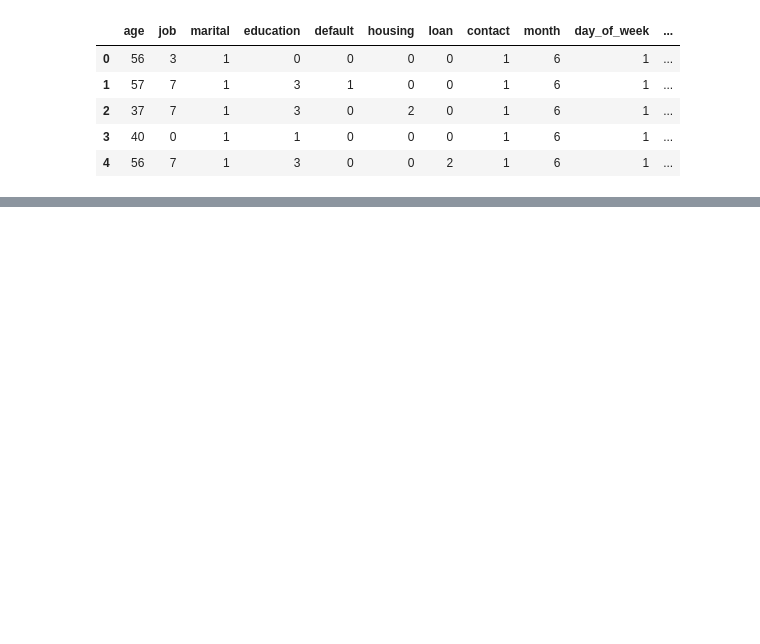
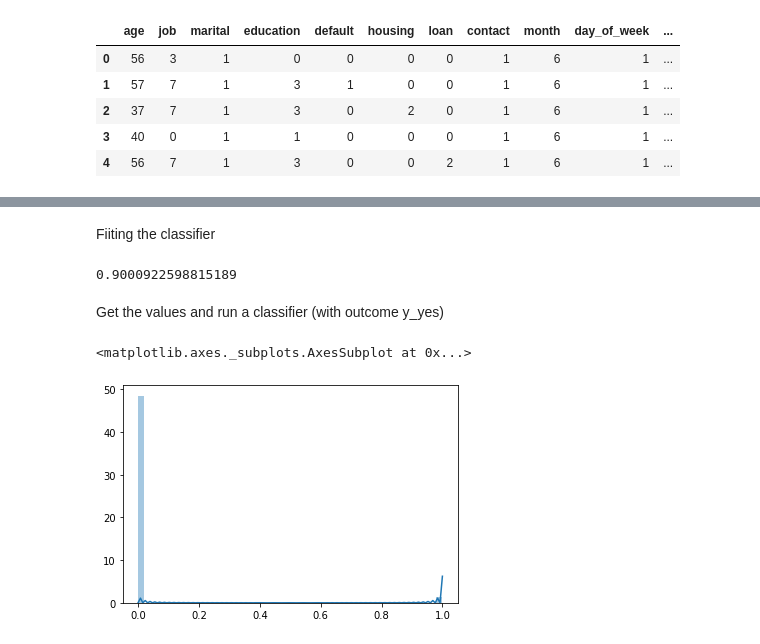
Before and after one commit to Sushila-Phogat/CE888, a Jupyter notebook: bank_classification.ipynb, the cells around one changed output, grey strips where cells are left out. Saved outputs shown, nothing was run; the diff lists cells and outputs as text; code cells hidden in the pictures; blank space fills up the shorter version.

```diff
--- a/bank_classification.ipynb
+++ b/bank_classification.ipynb
@@ -126,0 +133,17 @@ Dummy ACC: 0.80 +/- 0.01
+# %% [markdown]
+Fiiting the classifier
+# %%
+
+clf = ExtraTreesClassifier(n_estimators=20000, max_depth=4)
+clf.fit(X,y)
+y_yes=clf.predict(X)
+print(acc(y,clf.predict(X)))
+# %% [output]
+0.9000922598815189
+# %% [markdown]
+Get the values and run a classifier (with outcome y_yes)
+# %%
+sns.distplot(y_yes)
+# %% [output]
+<matplotlib.axes._subplots.AxesSubplot at 0x...>
+[figure, added]
```
Also changed, not shown: parts of 23 cells of this notebook.
